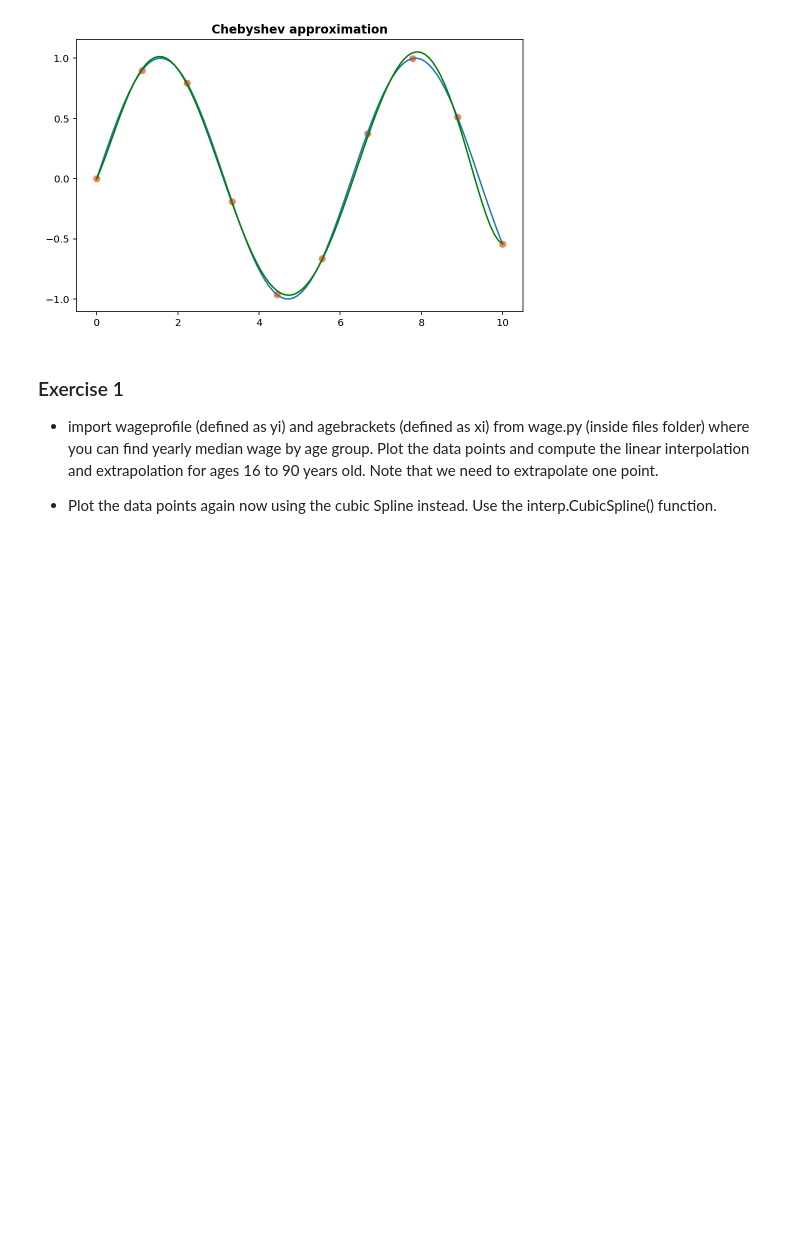
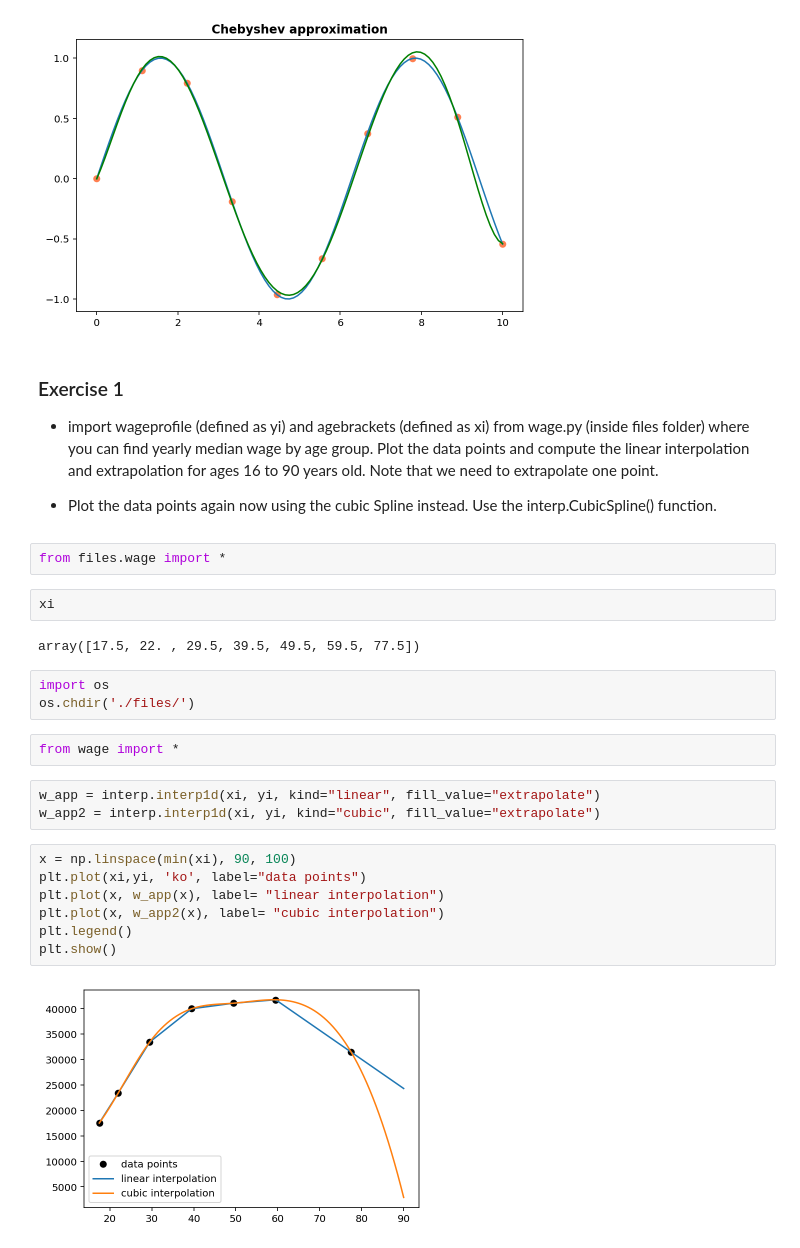
Before and after one commit to jbduarte/Computational-Methods-in-Macro, a Jupyter notebook: 2- Numerical Methods/13_Fun_Approximation.ipynb, the cells around one changed output. Drawn from its saved outputs; the diff is of its cells as text; blank space fills up the shorter version.

```diff
--- a/2- Numerical Methods/13_Fun_Approximation.ipynb
+++ b/2- Numerical Methods/13_Fun_Approximation.ipynb
@@ -192,3 +192,26 @@ plt.show()
 - import wageprofile (defined as yi) and agebrackets (defined as xi) from wage.py (inside files folder) where you can find yearly median wage by age group. Plot the data points and compute the linear interpolation and extrapolation for ages 16 to 90 years old. Note that we need to extrapolate one point.
 
 - Plot the data points again now using the cubic Spline instead. Use the interp.CubicSpline() function.
+# %%
+from files.wage import *
+# %%
+xi
+# %% [output]
+array([17.5, 22. , 29.5, 39.5, 49.5, 59.5, 77.5])
+# %%
+import os
+os.chdir('./files/')
+# %%
+from wage import *
+# %%
+w_app = interp.interp1d(xi, yi, kind="linear", fill_value="extrapolate")
+w_app2 = interp.interp1d(xi, yi, kind="cubic", fill_value="extrapolate")
+# %%
+x = np.linspace(min(xi), 90, 100)
+plt.plot(xi,yi, 'ko', label="data points")
+plt.plot(x, w_app(x), label= "linear interpolation")
+plt.plot(x, w_app2(x), label= "cubic interpolation")
+plt.legend()
+plt.show()
+# %% [output]
+[figure, added]
```
Also changed, not shown: 4 other files.
